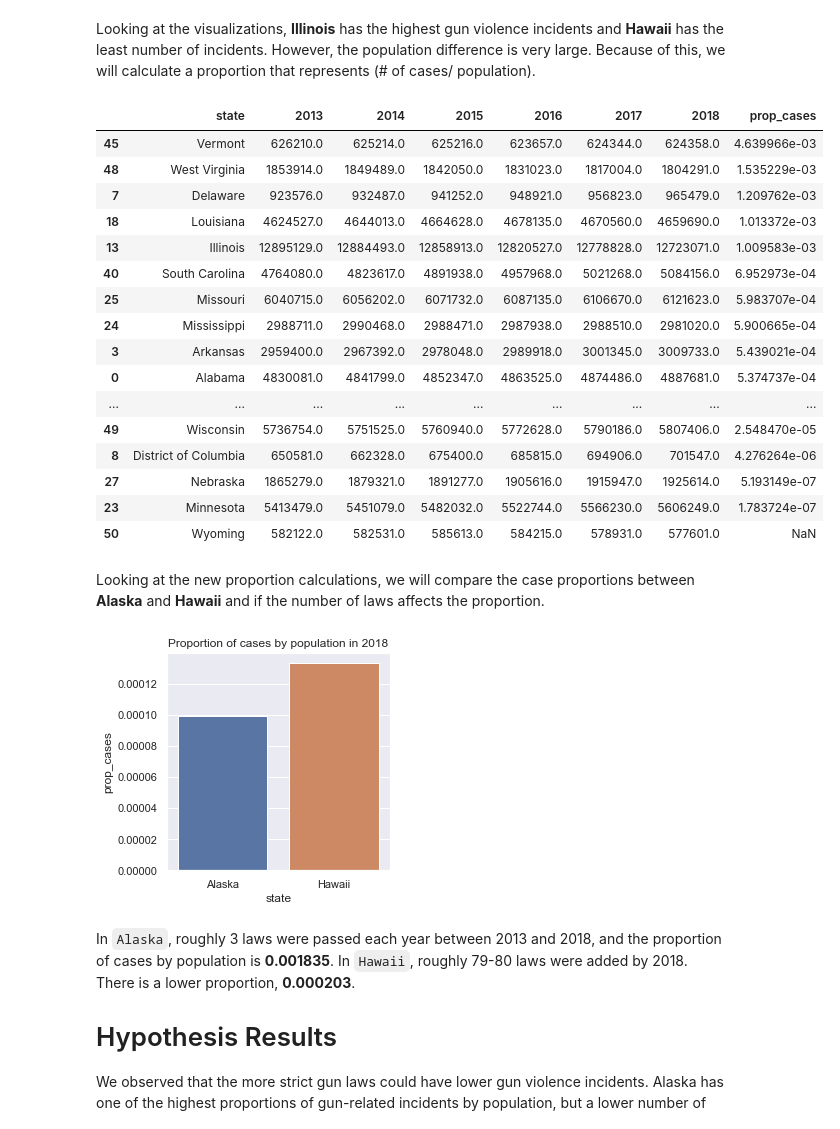
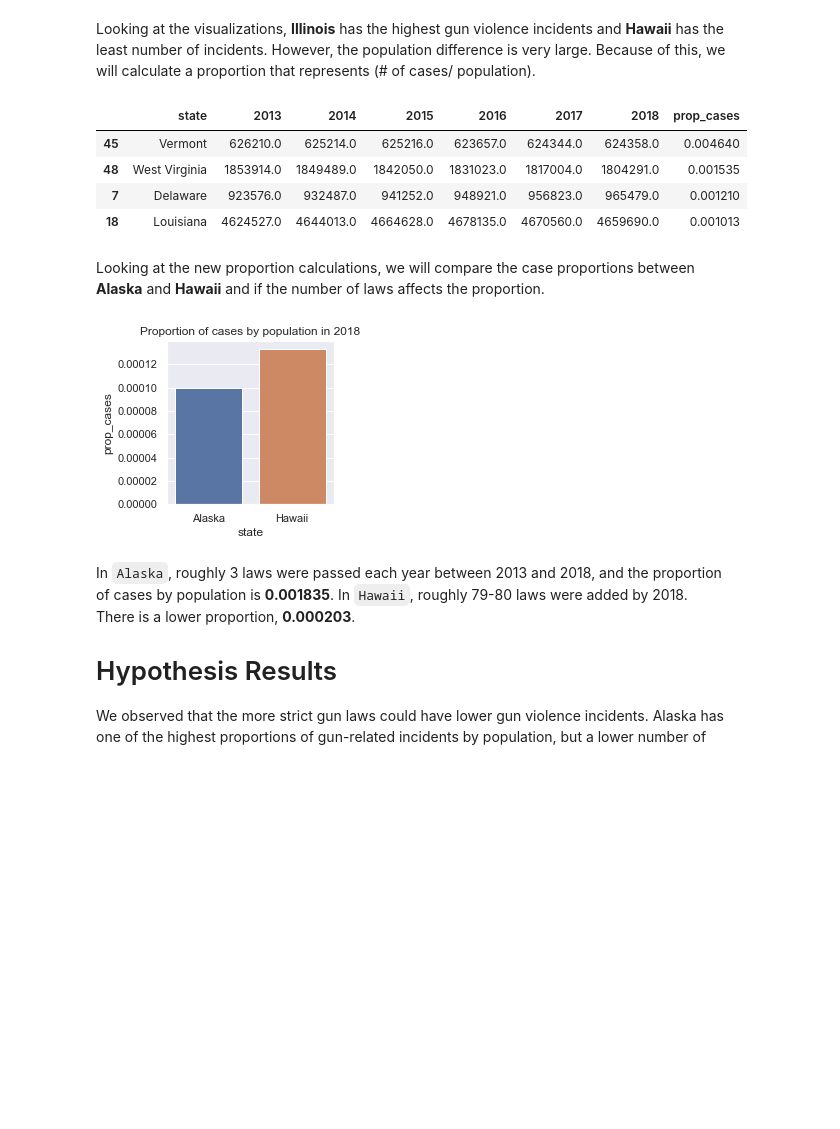
Before and after one commit to uic-cs418/cs418-spring22-purple, a Jupyter notebook: final_report.ipynb, the cells around one changed output. Cells and saved outputs as stored; diff of their text form; code cells hidden in the pictures; blank space fills up the shorter version.

```diff
--- a/final_report.ipynb
+++ b/final_report.ipynb
@@ -94,25 +95,13 @@ prop_cases = population
 prop_cases['prop_cases'] = state_cases['counts'] / population['2018']
 prop_cases = prop_cases.sort_values(by=['prop_cases'], ascending=False)
 # %%
-prop_cases
+prop_cases.head(4)
 # %% [output]
 |  | state | 2013 | 2014 | 2015 | 2016 | 2017 | 2018 | prop_cases |
-| 45 | Vermont | 626210.0 | 625214.0 | 625216.0 | 623657.0 | 624344.0 | 624358.0 | 4.639966e-03 |
-| 48 | West Virginia | 1853914.0 | 1849489.0 | 1842050.0 | 1831023.0 | 1817004.0 | 1804291.0 | 1.535229e-03 |
-| 7 | Delaware | 923576.0 | 932487.0 | 941252.0 | 948921.0 | 956823.0 | 965479.0 | 1.209762e-03 |
-| 18 | Louisiana | 4624527.0 | 4644013.0 | 4664628.0 | 4678135.0 | 4670560.0 | 4659690.0 | 1.013372e-03 |
-| 13 | Illinois | 12895129.0 | 12884493.0 | 12858913.0 | 12820527.0 | 12778828.0 | 12723071.0 | 1.009583e-03 |
-| 40 | South Carolina | 4764080.0 | 4823617.0 | 4891938.0 | 4957968.0 | 5021268.0 | 5084156.0 | 6.952973e-04 |
-| 25 | Missouri | 6040715.0 | 6056202.0 | 6071732.0 | 6087135.0 | 6106670.0 | 6121623.0 | 5.983707e-04 |
-| 24 | Mississippi | 2988711.0 | 2990468.0 | 2988471.0 | 2987938.0 | 2988510.0 | 2981020.0 | 5.900665e-04 |
-| 3 | Arkansas | 2959400.0 | 2967392.0 | 2978048.0 | 2989918.0 | 3001345.0 | 3009733.0 | 5.439021e-04 |
-| 0 | Alabama | 4830081.0 | 4841799.0 | 4852347.0 | 4863525.0 | 4874486.0 | 4887681.0 | 5.374737e-04 |
-| ... | ... | ... | ... | ... | ... | ... | ... | ... |
-| 49 | Wisconsin | 5736754.0 | 5751525.0 | 5760940.0 | 5772628.0 | 5790186.0 | 5807406.0 | 2.548470e-05 |
-| 8 | District of Columbia | 650581.0 | 662328.0 | 675400.0 | 685815.0 | 694906.0 | 701547.0 | 4.276264e-06 |
-| 27 | Nebraska | 1865279.0 | 1879321.0 | 1891277.0 | 1905616.0 | 1915947.0 | 1925614.0 | 5.193149e-07 |
-| 23 | Minnesota | 5413479.0 | 5451079.0 | 5482032.0 | 5522744.0 | 5566230.0 | 5606249.0 | 1.783724e-07 |
-| 50 | Wyoming | 582122.0 | 582531.0 | 585613.0 | 584215.0 | 578931.0 | 577601.0 | NaN |
+| 45 | Vermont | 626210.0 | 625214.0 | 625216.0 | 623657.0 | 624344.0 | 624358.0 | 0.004640 |
+| 48 | West Virginia | 1853914.0 | 1849489.0 | 1842050.0 | 1831023.0 | 1817004.0 | 1804291.0 | 0.001535 |
+| 7 | Delaware | 923576.0 | 932487.0 | 941252.0 | 948921.0 | 956823.0 | 965479.0 | 0.001210 |
+| 18 | Louisiana | 4624527.0 | 4644013.0 | 4664628.0 | 4678135.0 | 4670560.0 | 4659690.0 | 0.001013 |
 # %% [markdown]
 Looking at the new proportion calculations, we will compare the case proportions between **Alaska** and **Hawaii** and if the number of laws affects the proportion.
 # %%
@@ -122,10 +111,10 @@ low_state_inc = pd.DataFrame(population[population['state'] =='Hawaii'])
 list_states_inc = [top_state_inc, low_state_inc]
 stats_inc = pd.concat(list_states_inc)
 stats_inc
-sns.set(rc = {'figure.figsize':(4,4)});
+sns.set(rc = {'figure.figsize':(3,3)});
 sns.barplot(data=stats_inc, x="state", y="prop_cases").set(title="Proportion of cases by population in 2018");
 # %% [output]
-[figure, old version]
+[figure, new version]
 # %% [markdown]
 In `Alaska`, roughly 3 laws were passed each year between 2013 and 2018, and the proportion of cases by population is **0.001835**. In `Hawaii`, roughly 79-80 laws were added by 2018. There is a lower proportion, **0.000203**.
 
```
Also changed, not shown: parts of 5 cells of this notebook.
